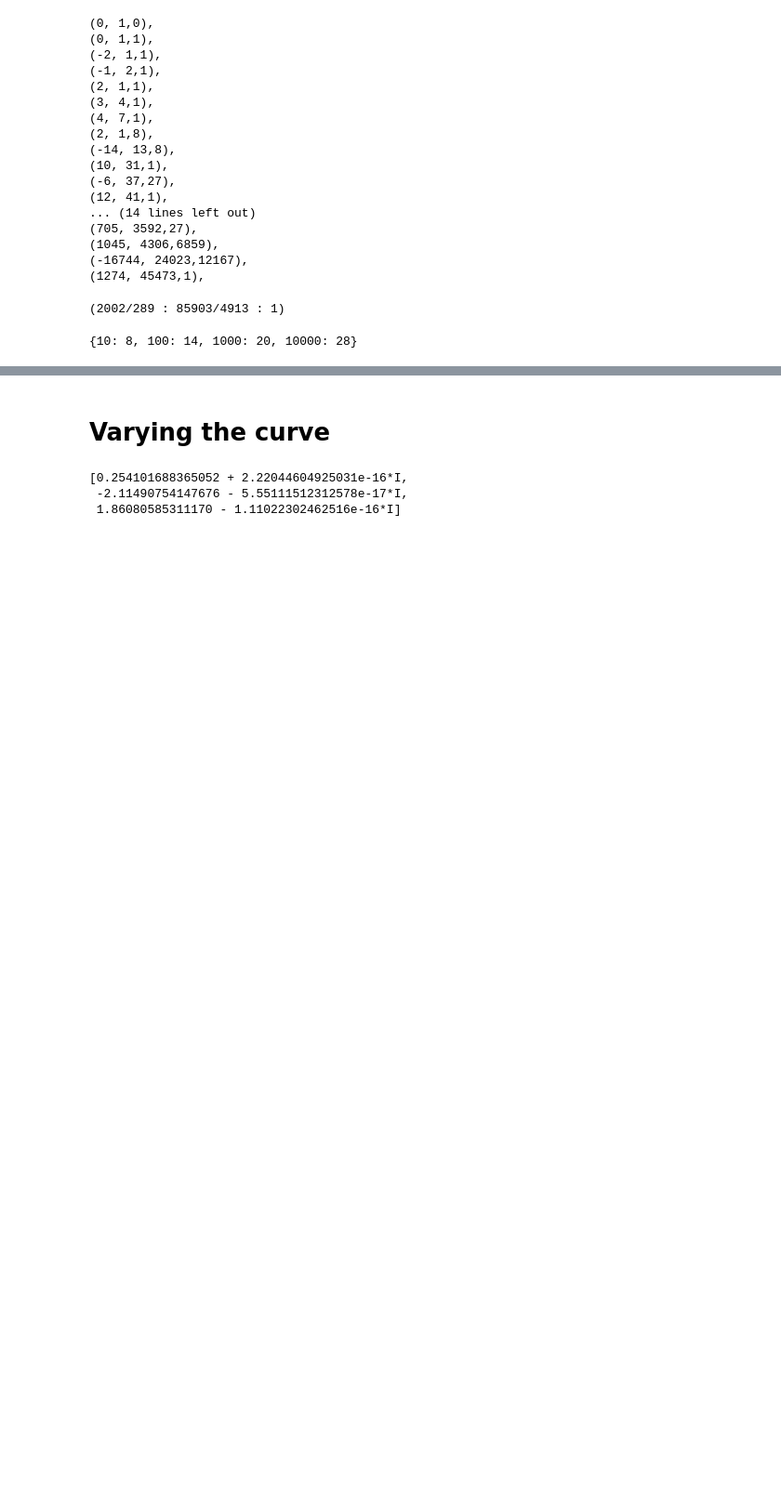
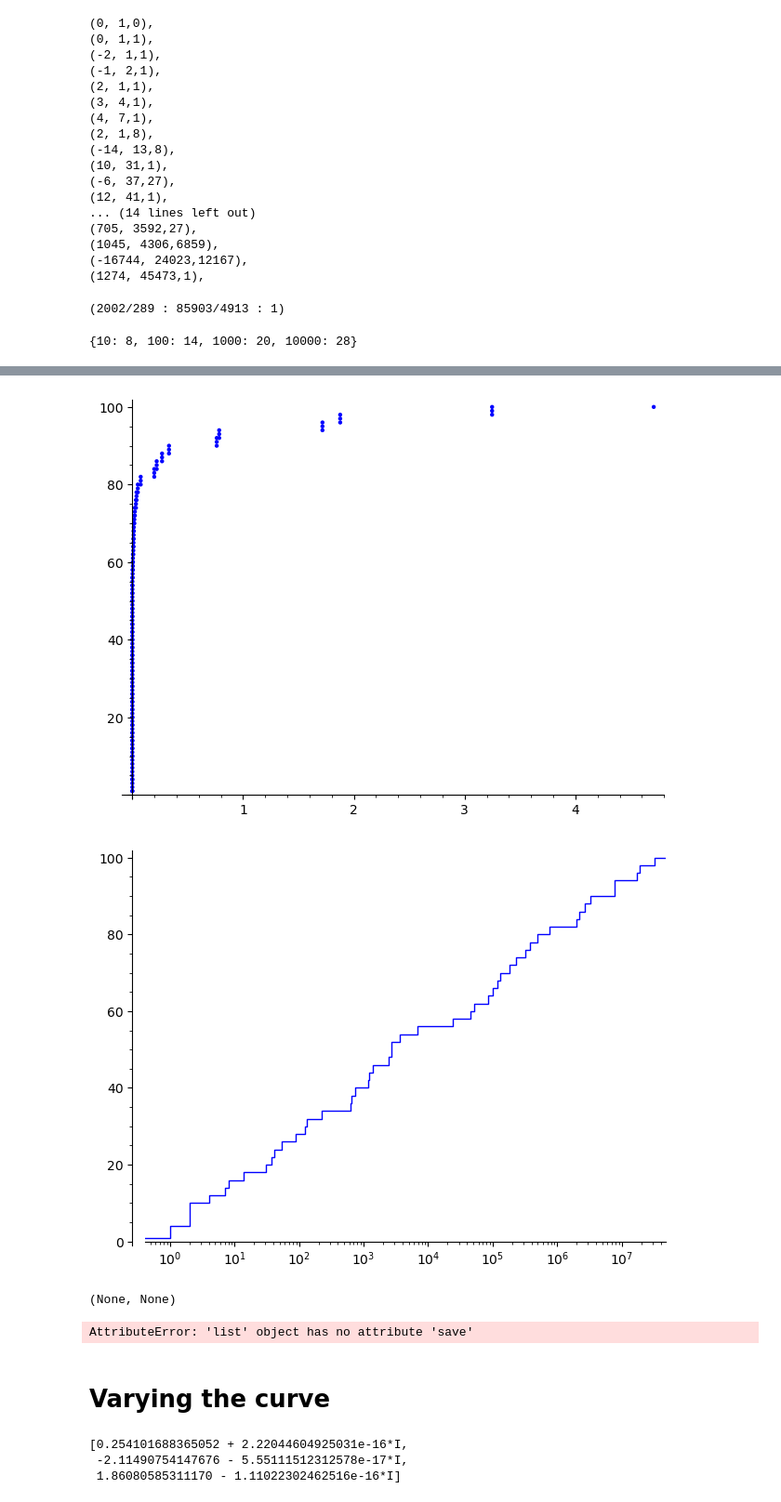
Before and after one commit to chriswuthrich/bsd_video, a Jupyter notebook: sage_notebooks/find_good_curves.ipynb, the cells around one changed output, grey strips where cells are left out. Shown: that part at 93% size. Saved outputs shown, nothing was run; the diff lists cells and outputs as text; code cells hidden in the pictures; blank space fills up the shorter version.

```diff
--- a/sage_notebooks/find_good_curves.ipynb
+++ b/sage_notebooks/find_good_curves.ipynb
@@ -251,0 +271,24 @@ def nt(T):
+# %%
+gra = []
+i = 0
+T = 0
+gr = Graphics()
+for R in pts[:100]:
+    i += 1
+    hR = naive_height(R)
+    if hR > T:
+        gra.append( (T,i) )
+        gr += point( (T,i) )
+        T = hR
+    gra.append( (hR, i))
+    gr += point( (hR, i ) )
+
+show(gr), show(list_plot(gra, scale='semilogx', plotjoined=True))
+# %% [output]
+[figure, added]
+[figure, added]
+(None, None)
+# %%
+gra.save("nt_graph.json")
+# %% [output]
+AttributeError: 'list' object has no attribute 'save'
```
Also changed, not shown: parts of 3 cells of this notebook, 1 other file.
